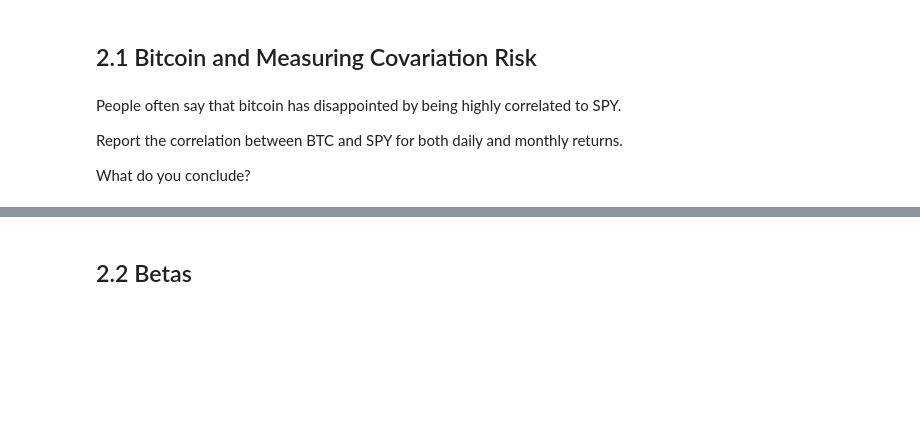
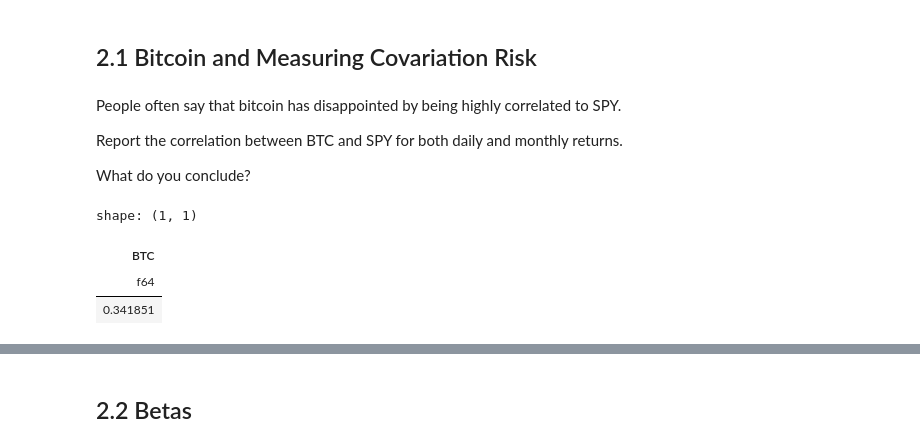
Before and after one commit to dafuzhu-uchi/finm-367, a Jupyter notebook: assignment/hw1/hw1_exe_risk_metrics.ipynb, the cells around one changed output, grey strips where cells are left out. Drawn from its saved outputs; the diff is of its cells as text; code cells hidden in the pictures; blank space fills up the shorter version.

```diff
--- a/assignment/hw1/hw1_exe_risk_metrics.ipynb
+++ b/assignment/hw1/hw1_exe_risk_metrics.ipynb
@@ -259,6 +259,24 @@ Try repeating 1.1-1.3 for another asset.
 Use the data in `../data/risk_etf_data.xlsx`.
 
 Use the price series to calculate **monthly** returns. (You may find `df.resample('M').last()` helpful.
+# %%
+def resample(data: pl.DataFrame, idx: str, var: str, window: str) -> pl.DataFrame:
+    """
+    Resample daily return data into yearly/quarterly/monthly/weekly
+    Args:
+        - data: col["Date", ]
+        - idx: column name as idx
+        - var: column name to consider
+        - window:
+            - 1d (1 calendar day)
+            - 1w (1 calendar week)
+            - 1mo (1 calendar month)
+            - 1q (1 calendar quarter)
+            - 1y (1 calendar year)
+    """
+    return data.group_by_dynamic(idx, every=window).agg(
+        (pl.col(var) + 1).cum_prod().last() - 1
+    )
 # %% [markdown]
 ## 2.1 Bitcoin and Measuring Covariation Risk
 # %% [markdown]
@@ -267,3 +285,14 @@ People often say that bitcoin has disappointed by being highly correlated to SPY
 Report the correlation between BTC and SPY for both daily and monthly returns.
 
 What do you conclude?
+# %%
+monthly_btc = resample(df, idx="Date", var="BTC", window="1mo")
+monthly_spy = resample(df, idx="Date", var="SPY", window="1mo")
+# %%
+monthly_concat = pl.concat([monthly_btc, monthly_spy], how="align")
+monthly_concat.select(pl.corr("BTC", "SPY"))
+# %% [output]
+shape: (1, 1)
+| BTC |
+| f64 |
+| 0.341851 |
```
Also changed, not shown: parts of 5 cells of this notebook, 1 other file.
